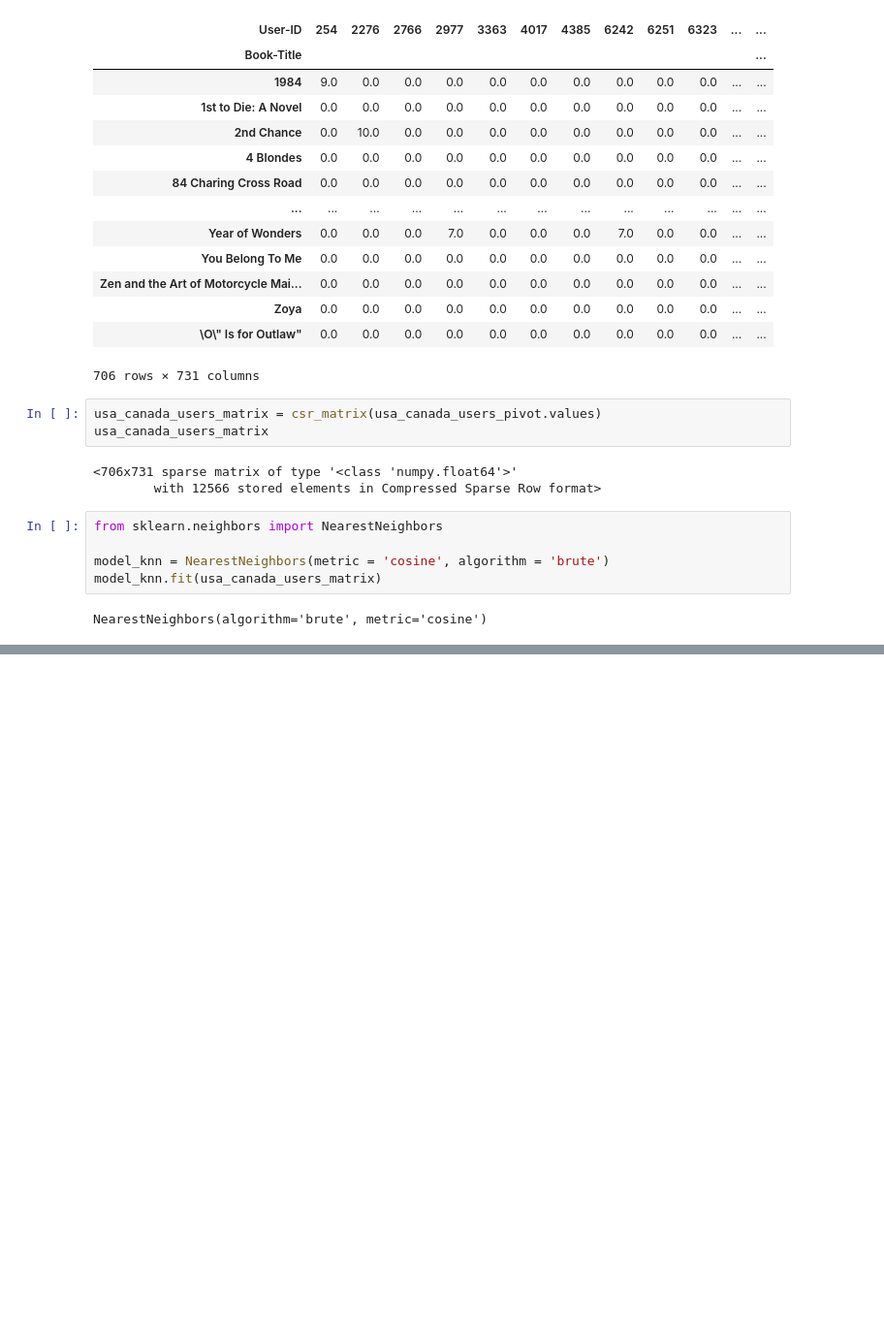
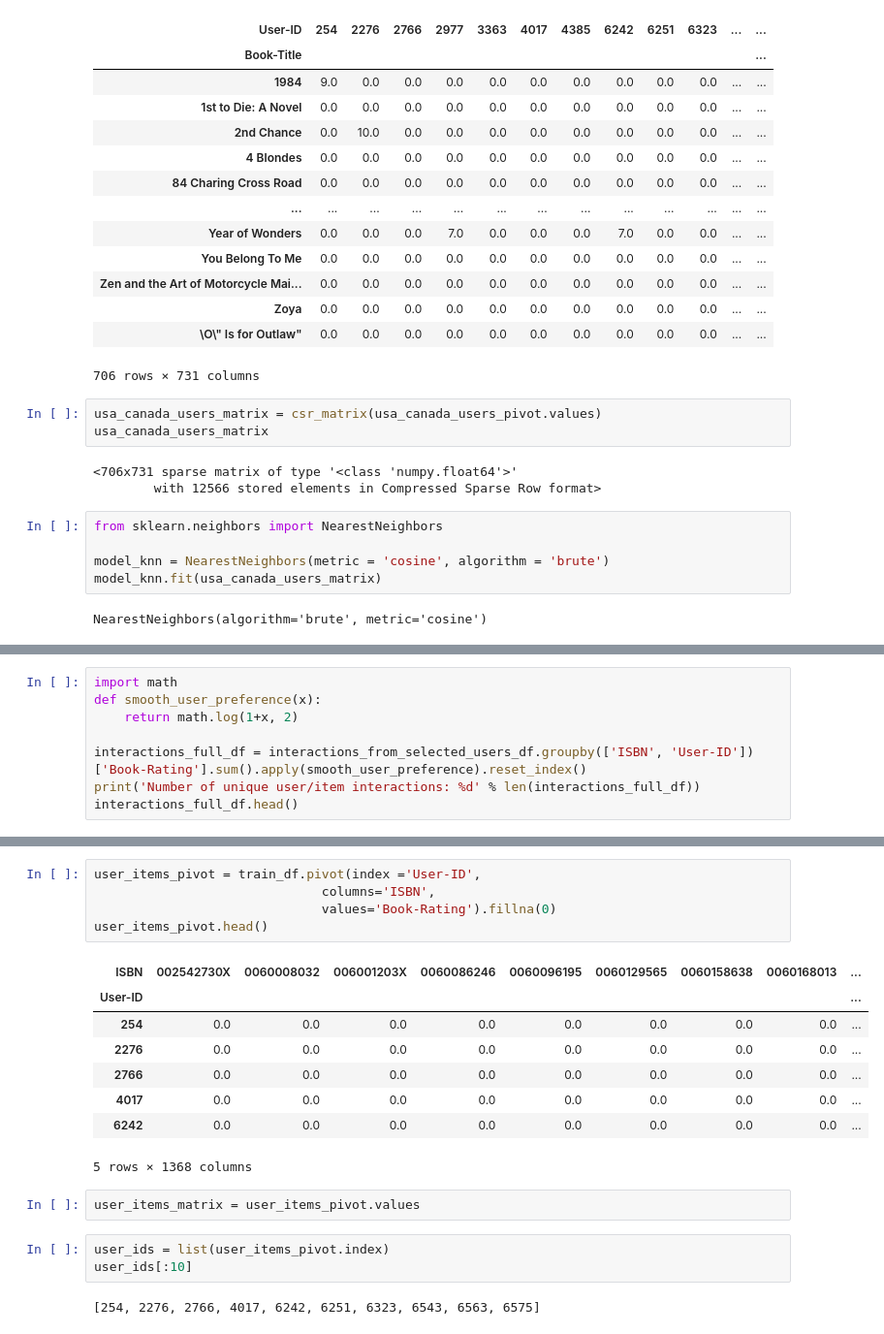
Before and after one commit to shyamsundar-v/Book-Recommendation-System, a Jupyter notebook: Book_Recommendation_System.ipynb, the cells around one changed output, grey strips where cells are left out. Shown at 97% size. Drawn from its saved outputs; the diff is of its cells as text; blank space fills up the shorter version.

```diff
--- a/Book_Recommendation_System.ipynb
+++ b/Book_Recommendation_System.ipynb
@@ -700,0 +738,8 @@ Recommendation forLoves Music, Loves to Dance
+# %%
+import math
+def smooth_user_preference(x):
+    return math.log(1+x, 2)
+
+interactions_full_df = interactions_from_selected_users_df.groupby(['ISBN', 'User-ID'])['Book-Rating'].sum().apply(smooth_user_preference).reset_index()
+print('Number of unique user/item interactions: %d' % len(interactions_full_df))
+interactions_full_df.head()
@@ -700,0 +778,21 @@ Recommendation forLoves Music, Loves to Dance
+# %%
+user_items_pivot = train_df.pivot(index ='User-ID',
+                              columns='ISBN',
+                              values='Book-Rating').fillna(0)
+user_items_pivot.head()
+# %% [output]
+| ISBN | 002542730X | 0060008032 | 006001203X | 0060086246 | 0060096195 | 0060129565 | 0060158638 | 0060168013 | ... |
+| User-ID |  |  |  |  |  |  |  |  | ... |
+| 254 | 0.0 | 0.0 | 0.0 | 0.0 | 0.0 | 0.0 | 0.0 | 0.0 | ... |
+| 2276 | 0.0 | 0.0 | 0.0 | 0.0 | 0.0 | 0.0 | 0.0 | 0.0 | ... |
+| 2766 | 0.0 | 0.0 | 0.0 | 0.0 | 0.0 | 0.0 | 0.0 | 0.0 | ... |
+| 4017 | 0.0 | 0.0 | 0.0 | 0.0 | 0.0 | 0.0 | 0.0 | 0.0 | ... |
+| 6242 | 0.0 | 0.0 | 0.0 | 0.0 | 0.0 | 0.0 | 0.0 | 0.0 | ... |
+5 rows × 1368 columns
+# %%
+user_items_matrix = user_items_pivot.values
+# %%
+user_ids = list(user_items_pivot.index)
+user_ids[:10]
+# %% [output]
+[254, 2276, 2766, 4017, 6242, 6251, 6323, 6543, 6563, 6575]
```
Also changed, not shown: parts of 30 cells of this notebook.
